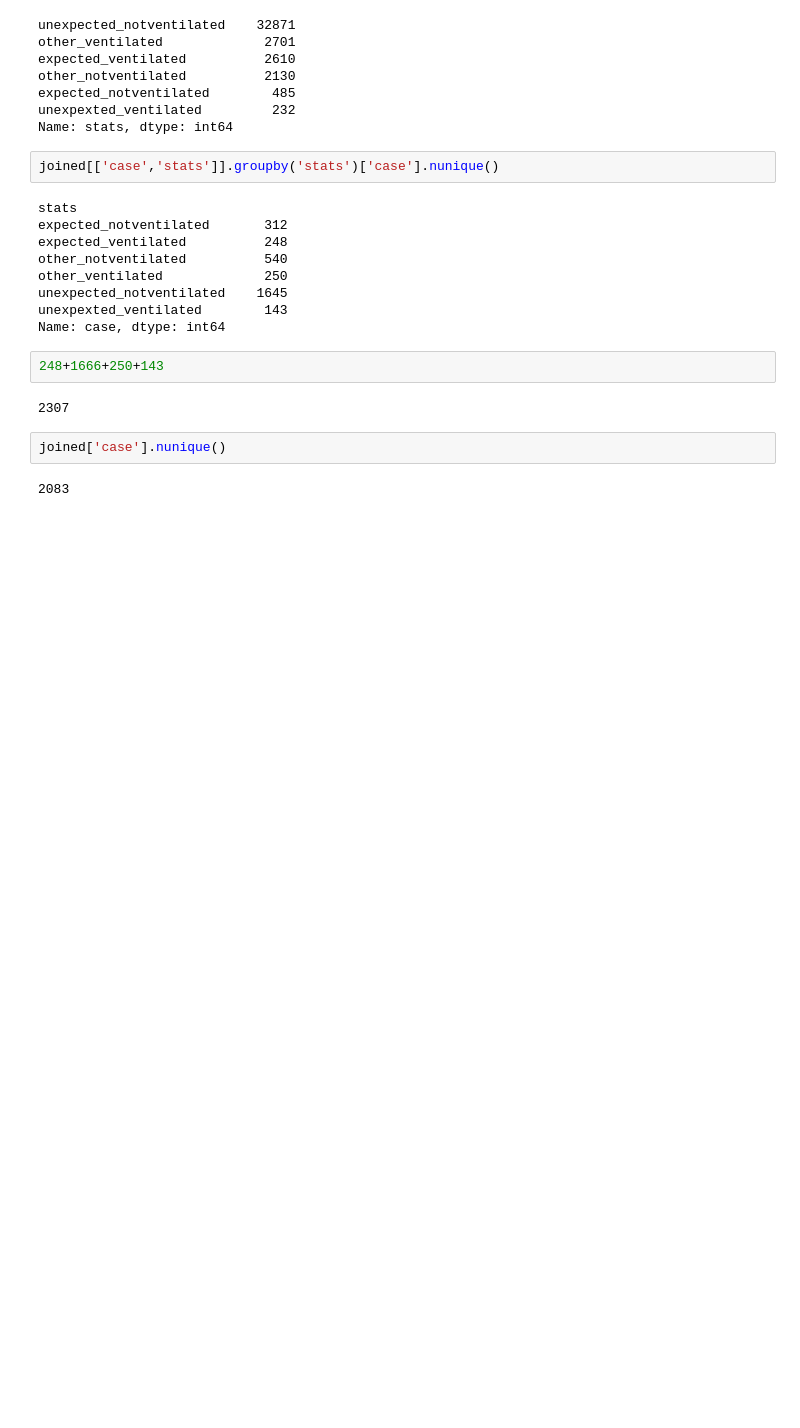
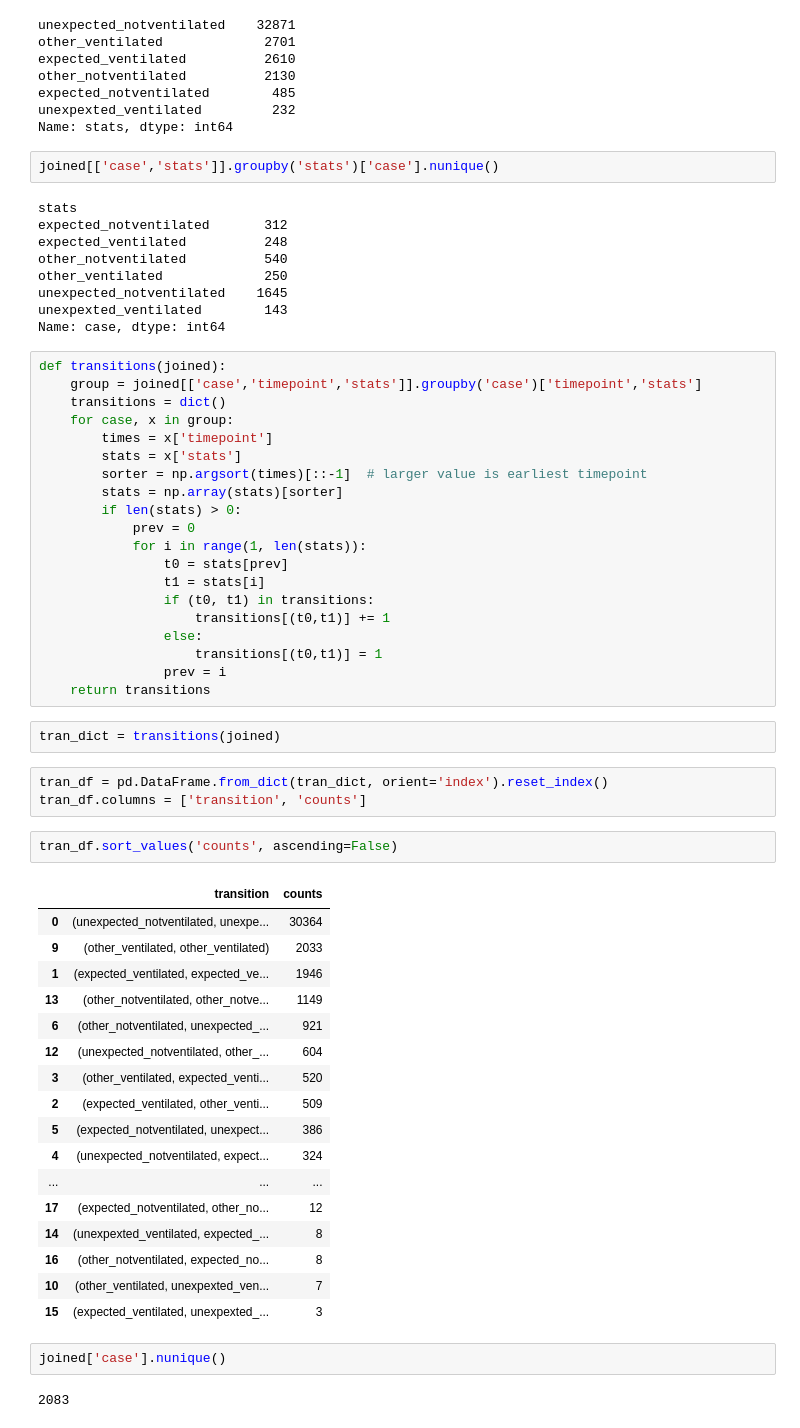
Before and after one commit to gstef80/MAgEC, a Jupyter notebook: MAgEC_CaseStudies.ipynb, the cells around one changed output. Saved outputs shown, nothing was run; the diff lists cells and outputs as text; blank space fills up the shorter version.

Commit message:
Added transitions statistics for cases/timepoints

```diff
--- a/MAgEC_CaseStudies.ipynb
+++ b/MAgEC_CaseStudies.ipynb
@@ -143,10 +156,51 @@ other_ventilated             250
 unexpected_notventilated    1645
 unexpexted_ventilated        143
 Name: case, dtype: int64
-# %%
-248+1666+250+143
-# %% [output]
-2307
+# %%
+def transitions(joined):
+    group = joined[['case','timepoint','stats']].groupby('case')['timepoint','stats']
+    transitions = dict()
+    for case, x in group:
+        times = x['timepoint']
+        stats = x['stats']
+        sorter = np.argsort(times)[::-1]  # larger value is earliest timepoint
+        stats = np.array(stats)[sorter]
+        if len(stats) > 0:
+            prev = 0
+            for i in range(1, len(stats)):
+                t0 = stats[prev]
+                t1 = stats[i]
+                if (t0, t1) in transitions:
+                    transitions[(t0,t1)] += 1
+                else:
+                    transitions[(t0,t1)] = 1
+                prev = i
+    return transitions
+# %%
+tran_dict = transitions(joined)
+# %%
+tran_df = pd.DataFrame.from_dict(tran_dict, orient='index').reset_index()
+tran_df.columns = ['transition', 'counts']
+# %%
+tran_df.sort_values('counts', ascending=False)
+# %% [output]
+|  | transition | counts |
+| 0 | (unexpected_notventilated, unexpe... | 30364 |
+| 9 | (other_ventilated, other_ventilated) | 2033 |
+| 1 | (expected_ventilated, expected_ve... | 1946 |
+| 13 | (other_notventilated, other_notve... | 1149 |
+| 6 | (other_notventilated, unexpected_... | 921 |
+| 12 | (unexpected_notventilated, other_... | 604 |
+| 3 | (other_ventilated, expected_venti... | 520 |
+| 2 | (expected_ventilated, other_venti... | 509 |
+| 5 | (expected_notventilated, unexpect... | 386 |
+| 4 | (unexpected_notventilated, expect... | 324 |
+| ... | ... | ... |
+| 17 | (expected_notventilated, other_no... | 12 |
+| 14 | (unexpexted_ventilated, expected_... | 8 |
+| 16 | (other_notventilated, expected_no... | 8 |
+| 10 | (other_ventilated, unexpexted_ven... | 7 |
+| 15 | (expected_ventilated, unexpexted_... | 3 |
 # %%
 joined['case'].nunique()
 # %% [output]
```
Also changed, not shown: parts of 1 cell of this notebook.
